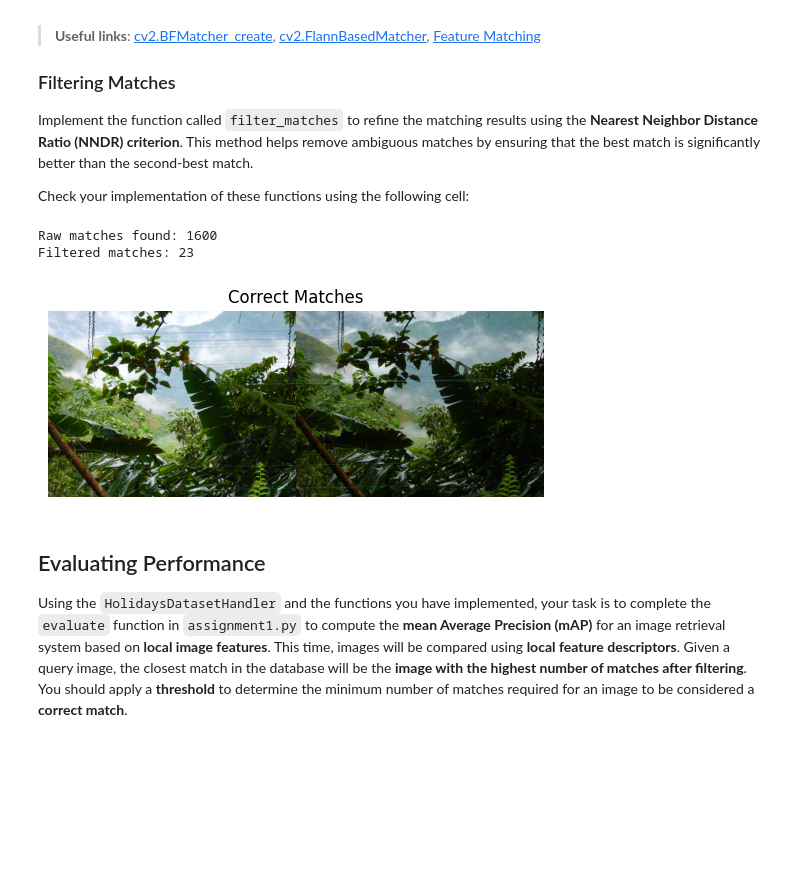
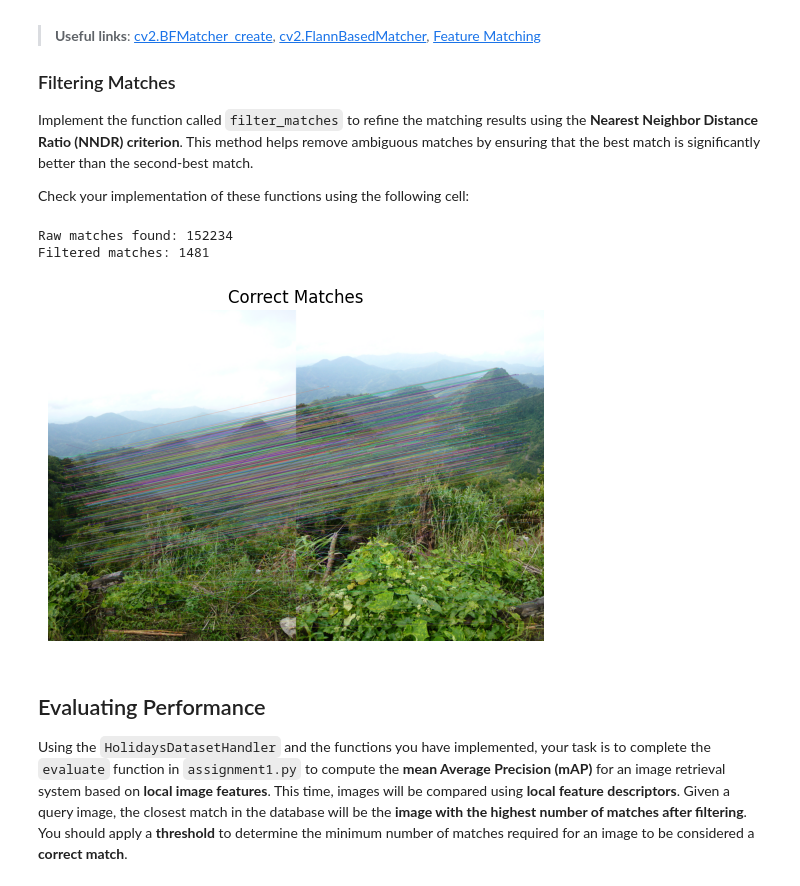
Before and after one commit to Frankwii/IIRBC_assignment1, a Jupyter notebook: 11762_Image_Description.ipynb, the cells around one changed output. Drawn from its saved outputs; the diff is of its cells as text; code cells hidden in the pictures; blank space fills up the shorter version.

```diff
--- a/11762_Image_Description.ipynb
+++ b/11762_Image_Description.ipynb
@@ -747,46 +745,46 @@ Check your implementation of these functions using the following cell:
 dataset = HolidaysDatasetHandler(dataset_dir, load_features=False)  # We don't need features now
 
 # Get images from the dataset
-image1_name = "100100.jpg"
-image2_name = "100101.jpg"
+image1_name = "100000.jpg"
+image2_name = "100001.jpg"
 
 image1 = dataset.get_image(image1_name)
 image2 = dataset.get_image(image2_name)
 
 # Check if images were loaded correctly
 if image1 is None or image2 is None:
     print("Error: One or both images could not be loaded.")
 else:
     # Extract keypoints and descriptors for both images
-    kps_q, des_q = a1.extract_interest_points(image1, 'ORB', nfeats=1600, thresh=10)
-    kps_t, des_t = a1.extract_interest_points(image2, 'ORB', nfeats=1600, thresh=10)
+    kps_q, des_q = a1.extract_interest_points(image1, 'FAST_BRIEF', thresh=12)
+    kps_t, des_t = a1.extract_interest_points(image2, 'FAST_BRIEF', thresh=12)
 
     # Check if descriptors were extracted properly
     if des_q is None or des_t is None or len(des_q) == 0 or len(des_t) == 0:
         print("Error: No descriptors found in one or both images.")
     else:
         # Find and filter matches
         raw_matches = a1.find_matches(des_q, des_t)
         print(f"Raw matches found: {len(raw_matches)}")
 
         matches = a1.filter_matches(raw_matches, ratio=0.6)
         print(f"Filtered matches: {len(matches)}")
 
         # Draw matches
         img_matches = cv2.drawMatches(
             image1, kps_q, image2, kps_t, matches, None,
             flags=cv2.DrawMatchesFlags_NOT_DRAW_SINGLE_POINTS
         )
 
         # Display the result
         plt.imshow(img_matches)
         plt.axis('off')  # Remove axes for a cleaner display
         plt.title('Correct Matches')
         plt.show()
 # %% [output]
-Raw matches found: 1600
-Filtered matches: 23
+Raw matches found: 152234
+Filtered matches: 1481
-[figure, old version]
+[figure, new version]
 # %% [markdown]
 ## Evaluating Performance
 
```
Also changed, not shown: parts of 53 cells of this notebook, 2 other files.
